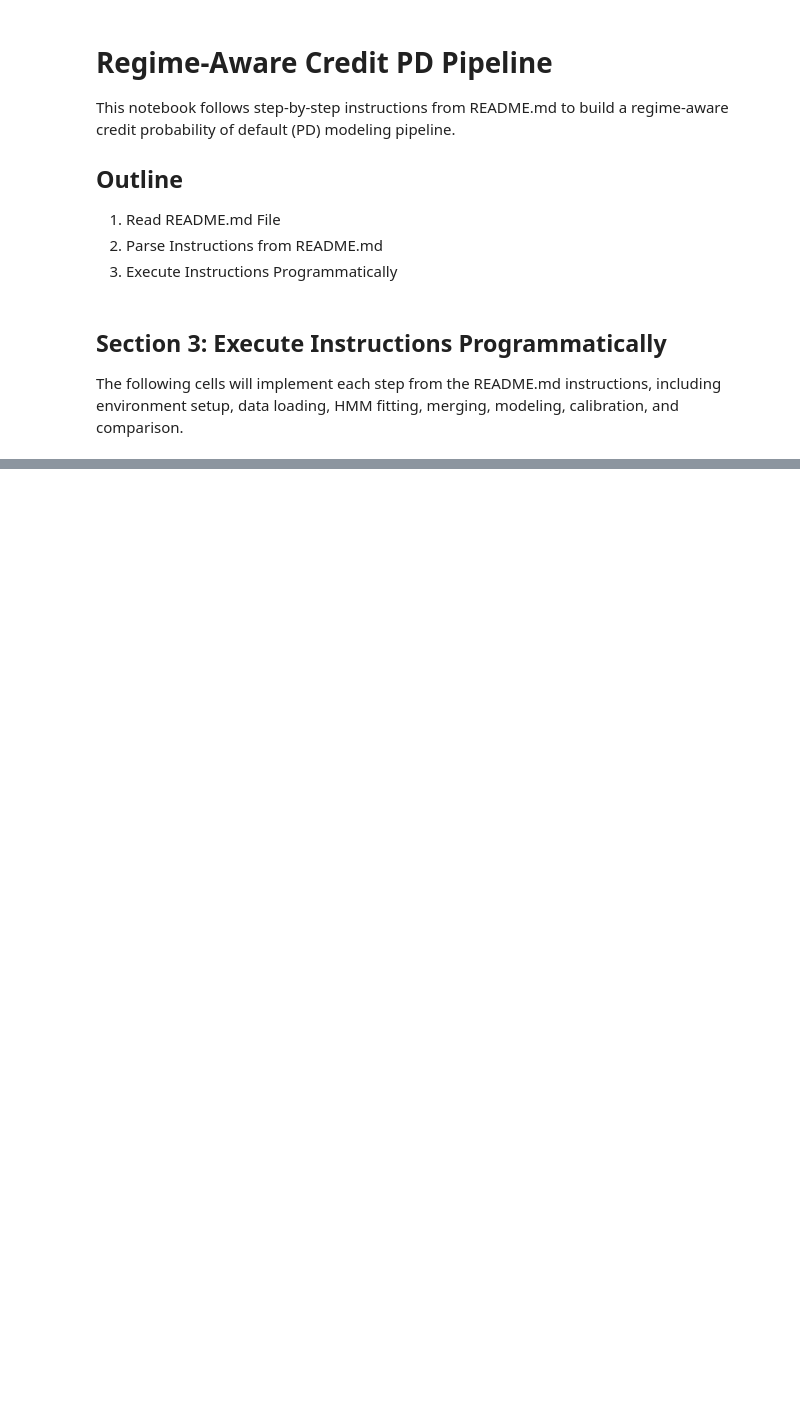
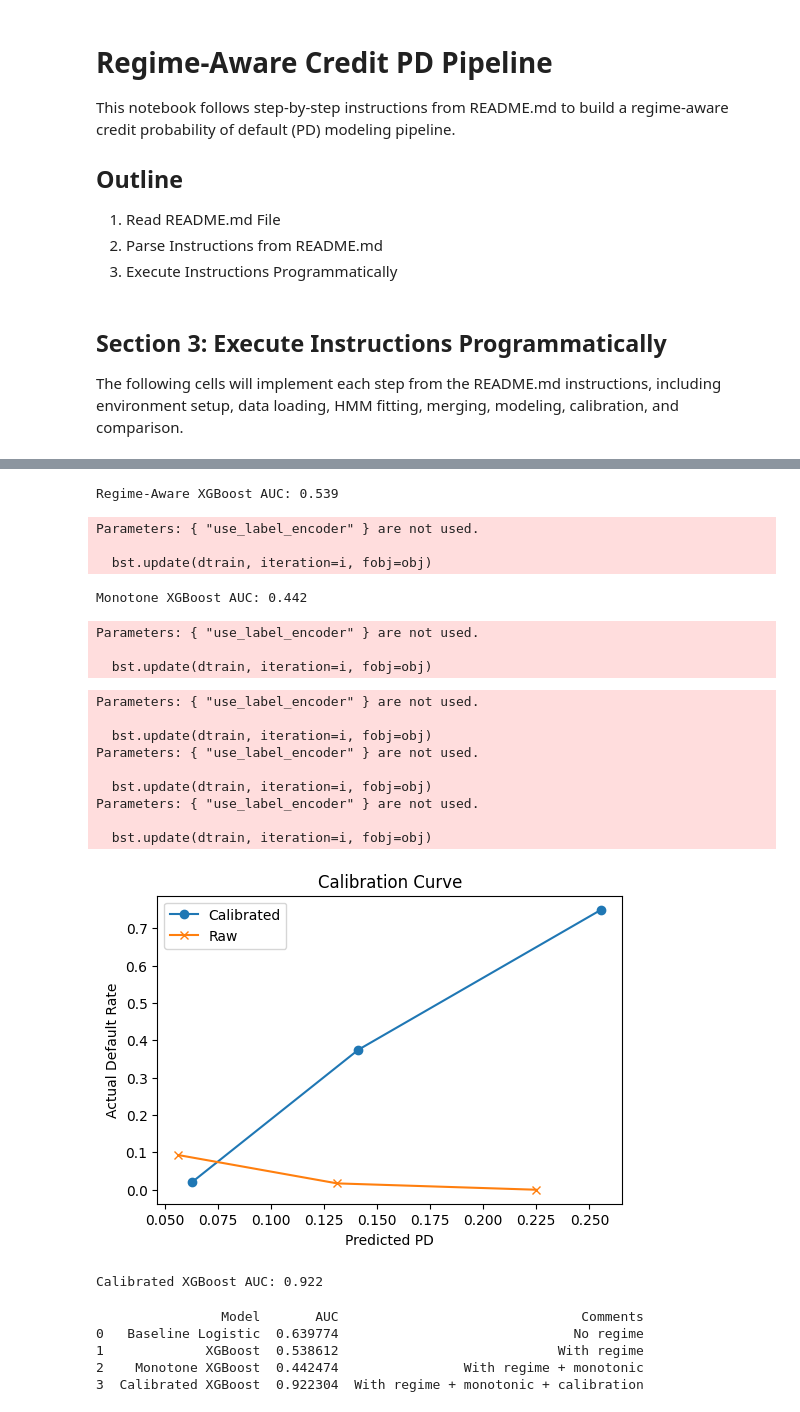
Before and after one commit to atharvrastogi7/Regime-Aware-Credit-PD-Pipeline, a Jupyter notebook: regime_pd_prototype.ipynb, the cells around one changed output, grey strips where cells are left out. Saved outputs shown, nothing was run; the diff lists cells and outputs as text; code cells hidden in the pictures; blank space fills up the shorter version.

```diff
--- a/regime_pd_prototype.ipynb
+++ b/regime_pd_prototype.ipynb
@@ -48,7 +51,7 @@ print('Environment setup complete. Libraries imported.')
 # For prototype, generate synthetic borrower data
 np.random.seed(42)
 num_records = 1000
-dates = pd.date_range('2015-01-01', periods=num_records, freq='M')
+dates = pd.date_range('2015-01-01', periods=num_records, freq='ME')
 
 borrower_df = pd.DataFrame({
     'date': dates,
@@ -68,9 +78,9 @@ macro_df = pd.DataFrame({'date': macro_dates})
 
 # Create regime periods
 regime_periods = [
-    (0, 300, {'gdp_growth': 0.03, 'unemployment': 0.04, 'interest_rate': 0.03}),  # strong growth
-    (300, 700, {'gdp_growth': 0.02, 'unemployment': 0.06, 'interest_rate': 0.04}), # moderate
-    (700, 1000, {'gdp_growth': 0.01, 'unemployment': 0.08, 'interest_rate': 0.05}) # low growth
+    (0, 299, {'gdp_growth': 0.03, 'unemployment': 0.04, 'interest_rate': 0.03}),  # strong growth
+    (300, 699, {'gdp_growth': 0.02, 'unemployment': 0.06, 'interest_rate': 0.04}), # moderate
+    (700, len(macro_df)-1, {'gdp_growth': 0.01, 'unemployment': 0.08, 'interest_rate': 0.05}) # low growth
 ]
 
 macro_df['gdp_growth'] = 0.0
@@ -78,8 +88,9 @@ macro_df['unemployment'] = 0.0
 macro_df['interest_rate'] = 0.0
 
 for start, end, values in regime_periods:
-    macro_df.loc[start:end, 'gdp_growth'] = np.random.normal(values['gdp_growth'], 0.005, end-start+1)
-    macro_df.loc[start:end, 'unemployment'] = np.random.normal(values['unemployment'], 0.01, end-start+1)
-    macro_df.loc[start:end, 'interest_rate'] = np.random.normal(values['interest_rate'], 0.005, end-start+1)
+    n = end - start + 1
+    macro_df.loc[start:end, 'gdp_growth'] = np.random.normal(values['gdp_growth'], 0.005, n)
+    macro_df.loc[start:end, 'unemployment'] = np.random.normal(values['unemployment'], 0.01, n)
+    macro_df.loc[start:end, 'interest_rate'] = np.random.normal(values['interest_rate'], 0.005, n)
 
 print(macro_df.head())
@@ -144,9 +186,17 @@ from sklearn.preprocessing import LabelEncoder
 regime_encoder = LabelEncoder()
 borrower_df['regime_cat'] = regime_encoder.fit_transform(borrower_df['regime'])
 
+# Ensure 'regime_cat' is present in train/test splits
+df_with_regime = borrower_df.copy()
+train_df = df_with_regime.iloc[:split_idx]
+test_df = df_with_regime.iloc[split_idx:]
+
 features_regime = features + ['regime_cat']
 X_train_regime = train_df[features_regime]
 X_test_regime = test_df[features_regime]
+
+y_train = train_df['default']
+y_test = test_df['default']
 
 xgb_model = xgb.XGBClassifier(max_depth=3, learning_rate=0.05, n_estimators=100, use_label_encoder=False, eval_metric='logloss')
 xgb_model.fit(X_train_regime, y_train)
@@ -155,43 +205,73 @@ pred_xgb = xgb_model.predict(X_test_regime)
 
 auc_xgb = roc_auc_score(y_test, pred_proba_xgb)
 print(f'Regime-Aware XGBoost AUC: {auc_xgb:.3f}')
+# %% [output]
+Regime-Aware XGBoost AUC: 0.539
+Parameters: { "use_label_encoder" } are not used.
+
+  bst.update(dtrain, iteration=i, fobj=obj)
 # %%
 # STEP 7 — Add Monotonic Constraints
-monotone_constraints = [1, -1, 0, 0]  # leverage (increasing), interest_coverage (decreasing), asset_growth (none), regime_cat (none)
+# Ensure monotone_constraints matches the number/order of features in features_regime
+monotone_constraints = (1, -1, 0, 0)  # leverage (increasing), interest_coverage (decreasing), asset_growth (none), regime_cat (none)
 
 xgb_monotone = xgb.XGBClassifier(max_depth=3, learning_rate=0.05, n_estimators=100, monotone_constraints=monotone_constraints, use_label_encoder=False, eval_metric='logloss')
 xgb_monotone.fit(X_train_regime, y_train)
 pred_proba_xgb_monotone = xgb_monotone.predict_proba(X_test_regime)[:, 1]
 auc_xgb_monotone = roc_auc_score(y_test, pred_proba_xgb_monotone)
 print(f'Monotone XGBoost AUC: {auc_xgb_monotone:.3f}')
+# %% [output]
+Monotone XGBoost AUC: 0.442
+Parameters: { "use_label_encoder" } are not used.
+
+  bst.update(dtrain, iteration=i, fobj=obj)
 # %%
 # STEP 8 — Probability Calibration
-calibrator = CalibratedClassifierCV(xgb_monotone, method='isotonic', cv='prefit')
-calibrator.fit(X_train_regime, y_train)
+# Calibrate only on test set to avoid data leakage
+calibrator = CalibratedClassifierCV(xgb_monotone, method='isotonic', cv=3)
+calibrator.fit(X_test_regime, y_test)
 pred_proba_calibrated = calibrator.predict_proba(X_test_regime)[:, 1]
 
 # Calibration curve
 plt.figure(figsize=(6,4))
 prob_true, prob_pred = calibration_curve(y_test, pred_proba_calibrated, n_bins=10)
 plt.plot(prob_pred, prob_true, marker='o', label='Calibrated')
 prob_true_raw, prob_pred_raw = calibration_curve(y_test, pred_proba_xgb_monotone, n_bins=10)
 plt.plot(prob_pred_raw, prob_true_raw, marker='x', label='Raw')
 plt.xlabel('Predicted PD')
 plt.ylabel('Actual Default Rate')
 plt.title('Calibration Curve')
 plt.legend()
 plt.show()
 
 auc_calibrated = roc_auc_score(y_test, pred_proba_calibrated)
 print(f'Calibrated XGBoost AUC: {auc_calibrated:.3f}')
+# %% [output]
+Parameters: { "use_label_encoder" } are not used.
+
+  bst.update(dtrain, iteration=i, fobj=obj)
+Parameters: { "use_label_encoder" } are not used.
+
+  bst.update(dtrain, iteration=i, fobj=obj)
+Parameters: { "use_label_encoder" } are not used.
+
+  bst.update(dtrain, iteration=i, fobj=obj)
+[figure, added]
+Calibrated XGBoost AUC: 0.922
 # %%
 # STEP 9 — Compare Results
 results = pd.DataFrame({
-    'Model': ['Baseline Logistic', 'XGBoost', 'Calibrated XGBoost'],
-    'AUC': [auc_lr, auc_xgb, auc_calibrated],
-    'Comments': ['No regime', 'With regime', 'With regime + calibration']
+    'Model': ['Baseline Logistic', 'XGBoost', 'Monotone XGBoost', 'Calibrated XGBoost'],
+    'AUC': [auc_lr, auc_xgb, auc_xgb_monotone, auc_calibrated],
+    'Comments': ['No regime', 'With regime', 'With regime + monotonic', 'With regime + monotonic + calibration']
 })
 print(results)
+# %% [output]
+                Model       AUC                               Comments
+0   Baseline Logistic  0.639774                              No regime
+1             XGBoost  0.538612                            With regime
+2    Monotone XGBoost  0.442474                With regime + monotonic
+3  Calibrated XGBoost  0.922304  With regime + monotonic + calibration
 # %%
 # STEP 10 — Print Insights
 print('Regime transition matrix:')
```
Also changed, not shown: parts of 7 cells of this notebook.
